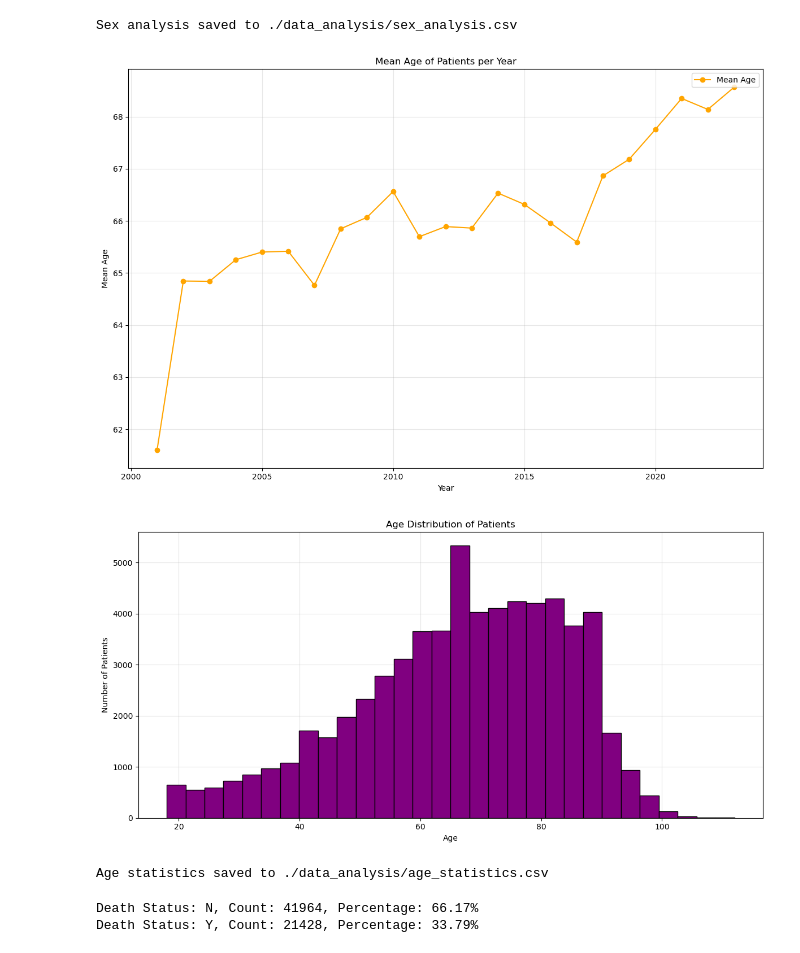
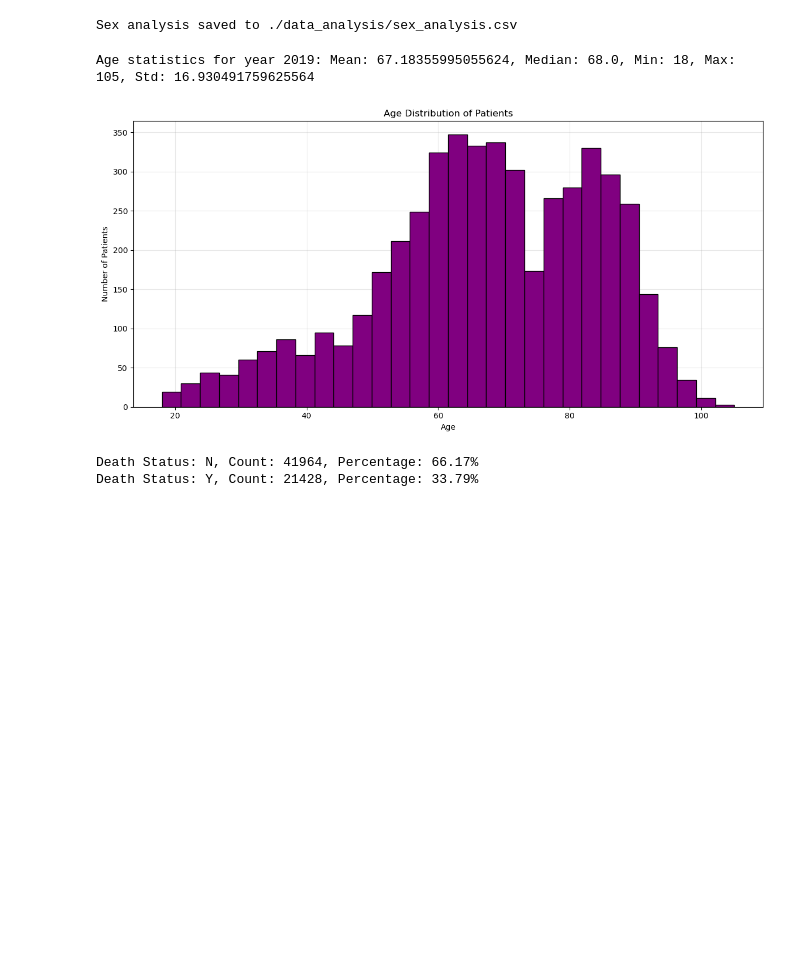
Before and after one commit to Tptpvy/BIOF4001, a Jupyter notebook: data_analysis.ipynb, the cells around one changed output. Drawn from its saved outputs; the diff is of its cells as text; code cells hidden in the pictures; blank space fills up the shorter version.

```diff
--- a/data_analysis.ipynb
+++ b/data_analysis.ipynb
@@ -241,11 +303,11 @@ analyze_sex()
 [figure]
 Sex analysis saved to ./data_analysis/sex_analysis.csv
 # %%
-analyze_age()
+year = 2019 # specify year if needed, 0 disables year filter
+analyze_age(year)
 # %% [output]
+Age statistics for year 2019: Mean: 67.18355995055624, Median: 68.0, Min: 18, Max: 105, Std: 16.930491759625564
-[figure, old version]
+[figure, new version]
-[figure, removed]
-Age statistics saved to ./data_analysis/age_statistics.csv
 # %%
 analyze_mortality()
 # %% [output]
```
Also changed, not shown: parts of 5 cells of this notebook, 5 other files.
